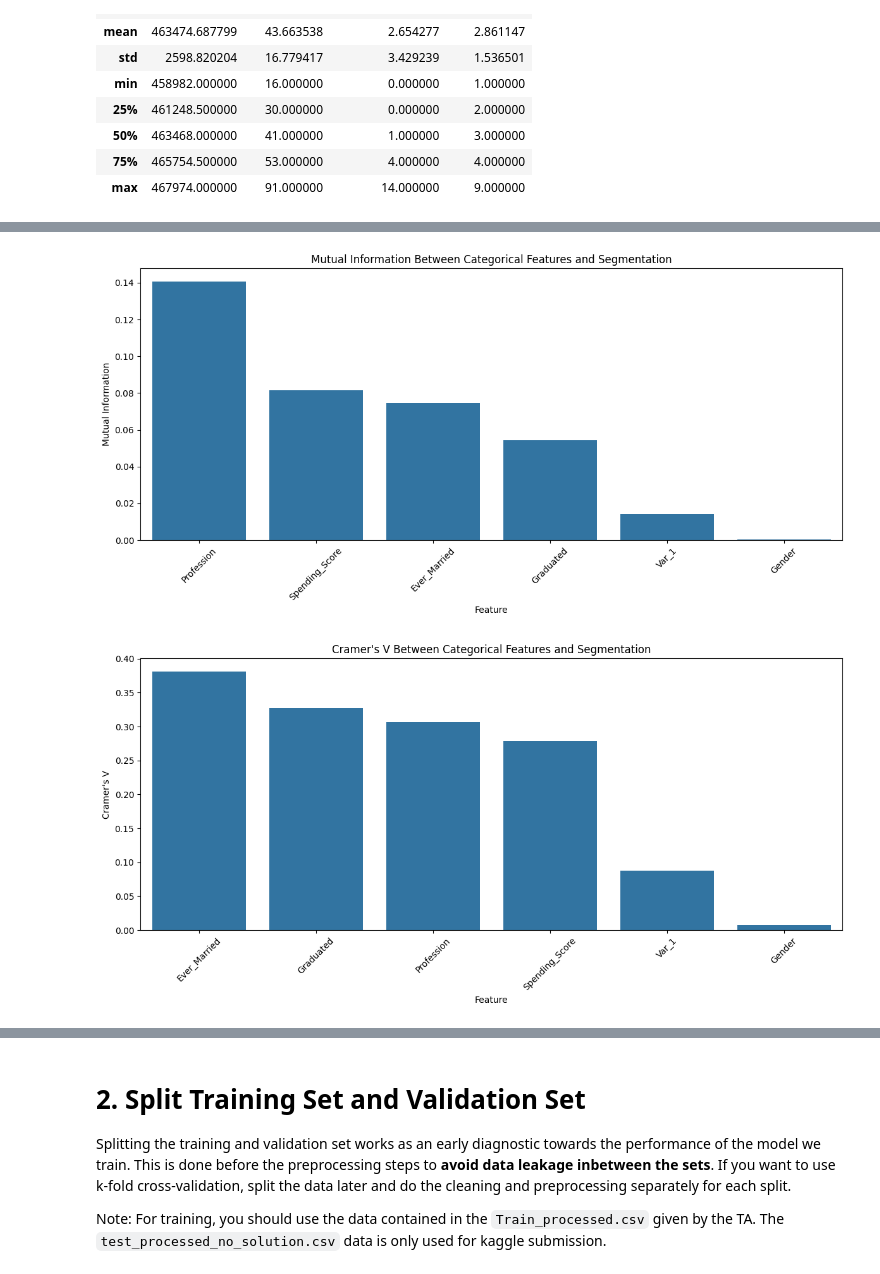
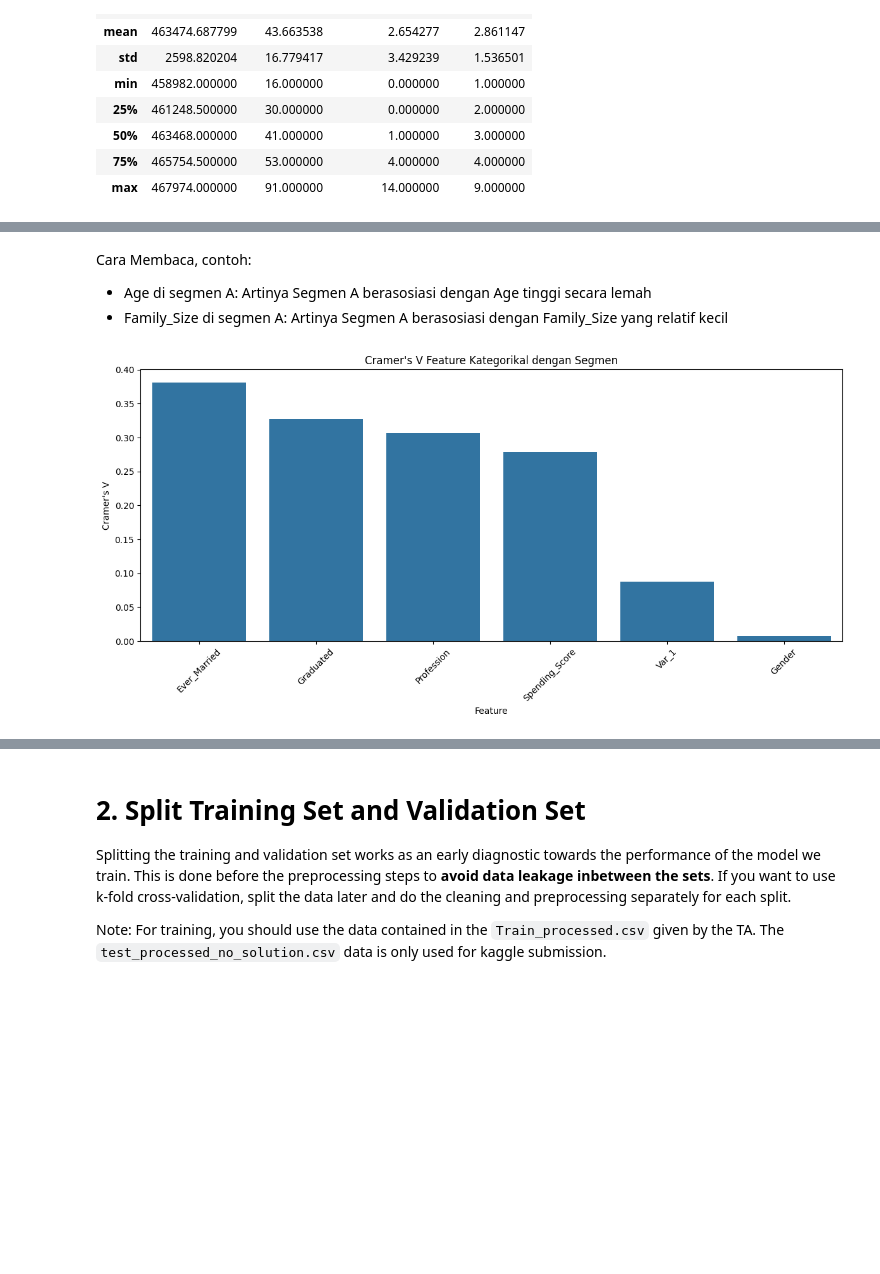
Before and after one commit to shafiqIrv/Praktikum-1, a Jupyter notebook: IF3270_Pembelajaran_Mesin___Praktikum_Notebook.ipynb, the cells around one changed output, grey strips where cells are left out. Saved outputs shown, nothing was run; the diff lists cells and outputs as text; code cells hidden in the pictures; blank space fills up the shorter version.

```diff
--- a/IF3270_Pembelajaran_Mesin___Praktikum_Notebook.ipynb
+++ b/IF3270_Pembelajaran_Mesin___Praktikum_Notebook.ipynb
@@ -153,86 +216,43 @@ plt.show()
+# %% [markdown]
+
+Cara Membaca, contoh:
+- Age di segmen A: Artinya Segmen A berasosiasi dengan Age tinggi secara lemah
+- Family_Size di segmen A: Artinya Segmen A berasosiasi dengan Family_Size yang relatif kecil
 # %%
-# Create correlation analysis for categorical features and segments
 from sklearn.metrics import mutual_info_score
 import numpy as np
 import matplotlib.pyplot as plt
 import seaborn as sns
 
-# Function to calculate mutual information between categorical features
-def calculate_mutual_info(df, categorical_features, target):
-    mi_scores = {}
-
-    for feature in categorical_features:
-        # Skip rows with missing values for this analysis
-        temp_df = df.dropna(subset=[feature, target])
-        mi_scores[feature] = mutual_info_score(temp_df[feature], temp_df[target])
-
-    return mi_scores
-
-# Define categorical features
 categorical_features = ['Gender', 'Ever_Married', 'Graduated', 'Profession', 'Spending_Score', 'Var_1']
 
-# Calculate mutual information scores
-mi_scores = calculate_mutual_info(train_df, categorical_features, 'Segmentation')
-
-# Convert to dataframe for plotting
-mi_df = pd.DataFrame({'Feature': list(mi_scores.keys()), 'Mutual Information': list(mi_scores.values())})
-mi_df = mi_df.sort_values('Mutual Information', ascending=False)
-
-# Plot mutual information scores
-plt.figure(figsize=(12, 6))
-sns.barplot(x='Feature', y='Mutual Information', data=mi_df)
-plt.title('Mutual Information Between Categorical Features and Segmentation')
-plt.xticks(rotation=45)
-plt.tight_layout()
-plt.show()
-
-# Create a more detailed analysis using Cramer's V
-# Cramer's V is a measure of association between nominal variables
 from scipy.stats import chi2_contingency
 
 def cramers_v(x, y):
     contingency_table = pd.crosstab(x, y)
     chi2, p, dof, expected = chi2_contingency(contingency_table)
     n = contingency_table.sum().sum()
     phi2 = chi2 / n
     r, k = contingency_table.shape
     phi2corr = max(0, phi2 - ((k-1)*(r-1))/(n-1))
     rcorr = r - ((r-1)**2)/(n-1)
     kcorr = k - ((k-1)**2)/(n-1)
     return np.sqrt(phi2corr / min((kcorr-1), (rcorr-1)))
 
 # Calculate Cramer's V for each categorical feature
 cramers_results = {}
 for feature in categorical_features:
-    # Skip rows with missing values
     temp_df = train_df.dropna(subset=[feature, 'Segmentation'])
     cramers_results[feature] = cramers_v(temp_df[feature], temp_df['Segmentation'])
 
-# Convert to dataframe for plotting
 cramers_df = pd.DataFrame({'Feature': list(cramers_results.keys()), 'Cramer\'s V': list(cramers_results.values())})
 cramers_df = cramers_df.sort_values('Cramer\'s V', ascending=False)
 
-# Plot Cramer's V
 plt.figure(figsize=(12, 6))
 sns.barplot(x='Feature', y='Cramer\'s V', data=cramers_df)
-plt.title('Cramer\'s V Between Categorical Features and Segmentation')
+plt.title('Cramer\'s V Feature Kategorikal dengan Segmen')
 plt.xticks(rotation=45)
 plt.tight_layout()
 plt.show()
-
-# Create a heatmap showing relationships between each categorical feature value and each segment
-# For the strongest categorical feature (likely Spending_Score based on EDA)
-strongest_feature = cramers_df.iloc[0]['Feature']
-
-# Create a normalized contingency table
-ct = pd.crosstab(train_df[strongest_feature], train_df['Segmentation'], normalize='index')
-
-# Plot heatmap
-plt.figure(figsize=(10, 8))
-sns.heatmap(ct, annot=True, cmap='YlGnBu', fmt='.2%')
-plt.title(f'Relationship Between {strongest_feature} and Customer Segments')
-plt.tight_layout()
-plt.show()
 # %% [output]
-[figure, old version]
+[figure, new version]
-[figure, removed]
```
Also changed, not shown: parts of 20 cells of this notebook, 8 other files.
